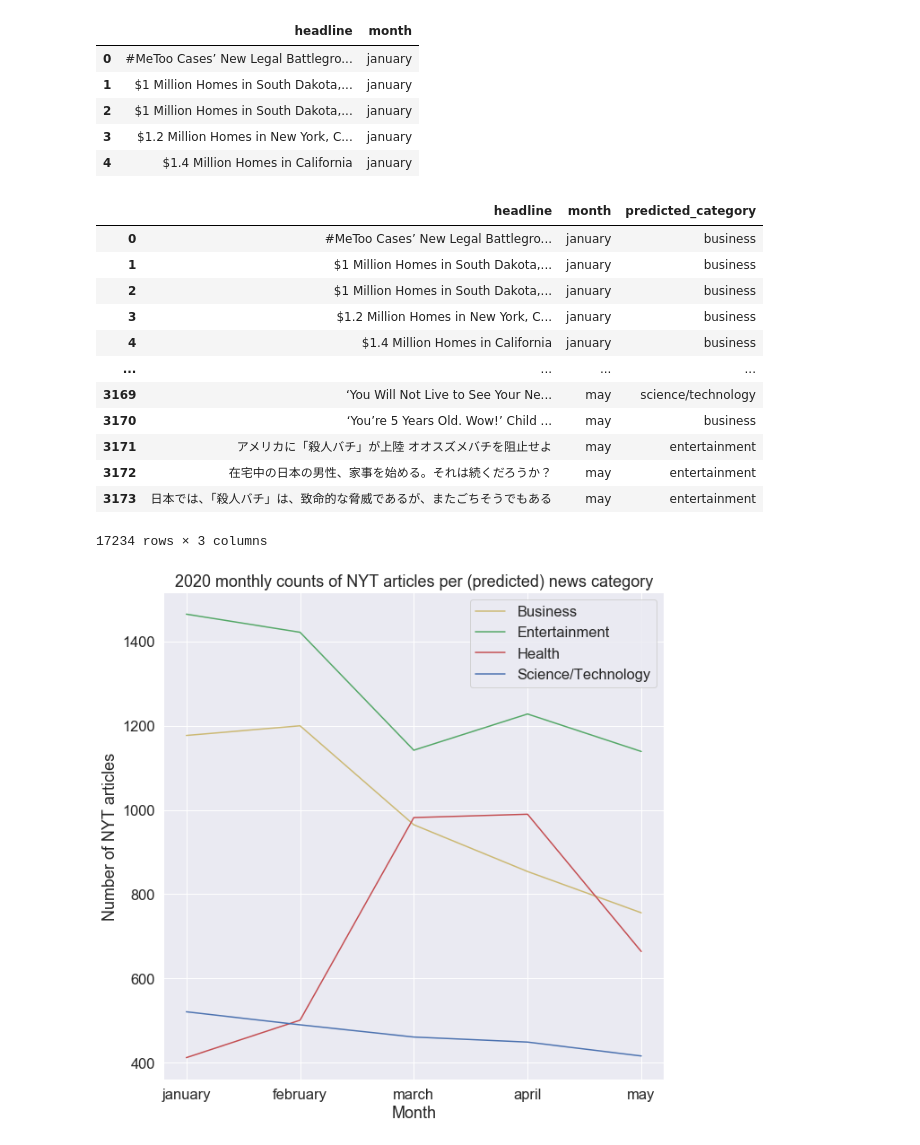
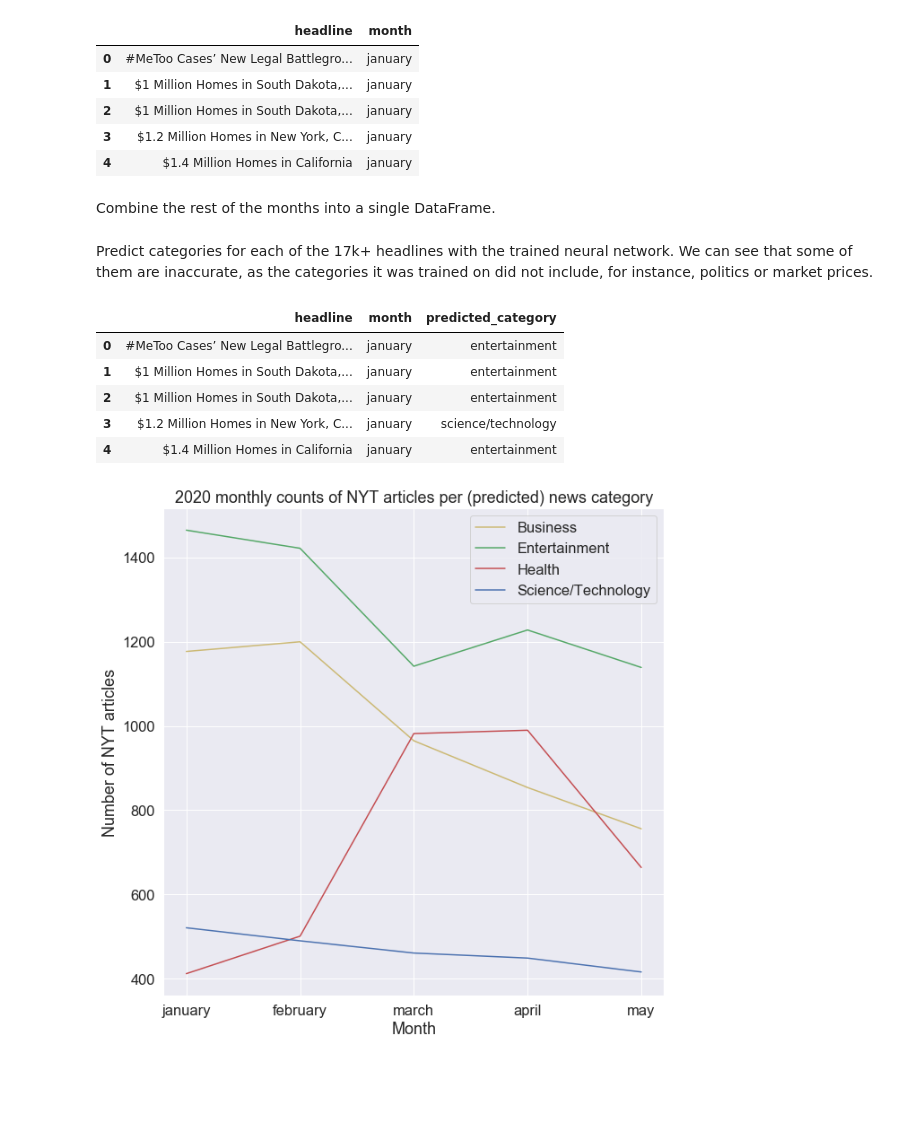
Before and after one commit to jonjau/msa, a Jupyter notebook: news-categorizer.ipynb, the cells around one changed output. Saved outputs shown, nothing was run; the diff lists cells and outputs as text; code cells hidden in the pictures; blank space fills up the shorter version.

```diff
--- a/news-categorizer.ipynb
+++ b/news-categorizer.ipynb
@@ -601,6 +611,8 @@ Read 2020 headlines CSV file from local copy.
 | 2 | $1 Million Homes in South Dakota,... | january |
 | 3 | $1.2 Million Homes in New York, C... | january |
 | 4 | $1.4 Million Homes in California | january |
+# %% [markdown]
+Combine the rest of the months into a single DataFrame.
 # %%
 feb2020_df = pd.read_csv(os.path.join('news-data', 'nyt_feb2020.csv'), header=0, index_col=0, dtype=str)
 feb2020_df = feb2020_df.drop_duplicates()
@@ -619,21 +631,16 @@ may2020_df = may2020_df.drop_duplicates()
 may2020_df['month'] = 'may'
 
 nyt2020_df = jan2020_df.append(feb2020_df).append(mar2020_df).append(apr2020_df).append(may2020_df).astype(str)
+# %% [markdown]
+Predict categories for each of the 17k+ headlines with the trained neural network. We can see that some of them are inaccurate, as the categories it was trained on did not include, for instance, politics or market prices.
 # %%
 nyt2020_df['predicted_category'] = predict_categories_nn(model, nyt2020_df['headline'])
-nyt2020_df
+nyt2020_df.head()
 # %% [output]
 |  | headline | month | predicted_category |
-| 0 | #MeToo Cases’ New Legal Battlegro... | january | business |
-| 1 | $1 Million Homes in South Dakota,... | january | business |
-| 2 | $1 Million Homes in South Dakota,... | january | business |
-| 3 | $1.2 Million Homes in New York, C... | january | business |
-| 4 | $1.4 Million Homes in California | january | business |
-| ... | ... | ... | ... |
-| 3169 | ‘You Will Not Live to See Your Ne... | may | science/technology |
-| 3170 | ‘You’re 5 Years Old. Wow!’ Child ... | may | business |
-| 3171 | アメリカに「殺人バチ」が上陸 オオスズメバチを阻止せよ | may | entertainment |
-| 3172 | 在宅中の日本の男性、家事を始める。それは続くだろうか？ | may | entertainment |
-| 3173 | 日本では、「殺人バチ」は、致命的な脅威であるが、またごちそうでもある | may | entertainment |
+| 0 | #MeToo Cases’ New Legal Battlegro... | january | entertainment |
+| 1 | $1 Million Homes in South Dakota,... | january | entertainment |
+| 2 | $1 Million Homes in South Dakota,... | january | entertainment |
+| 3 | $1.2 Million Homes in New York, C... | january | science/technology |
+| 4 | $1.4 Million Homes in California | january | entertainment |
-17234 rows × 3 columns
 # %%
```
Also changed, not shown: parts of 8 cells of this notebook.
